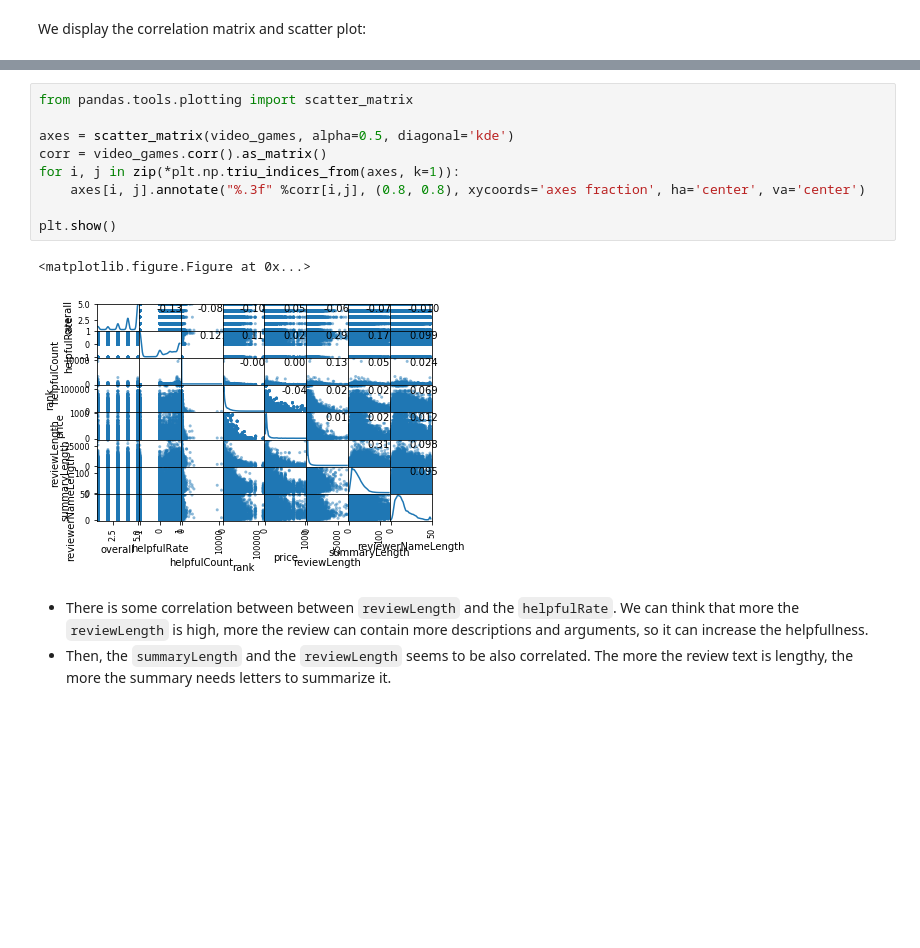
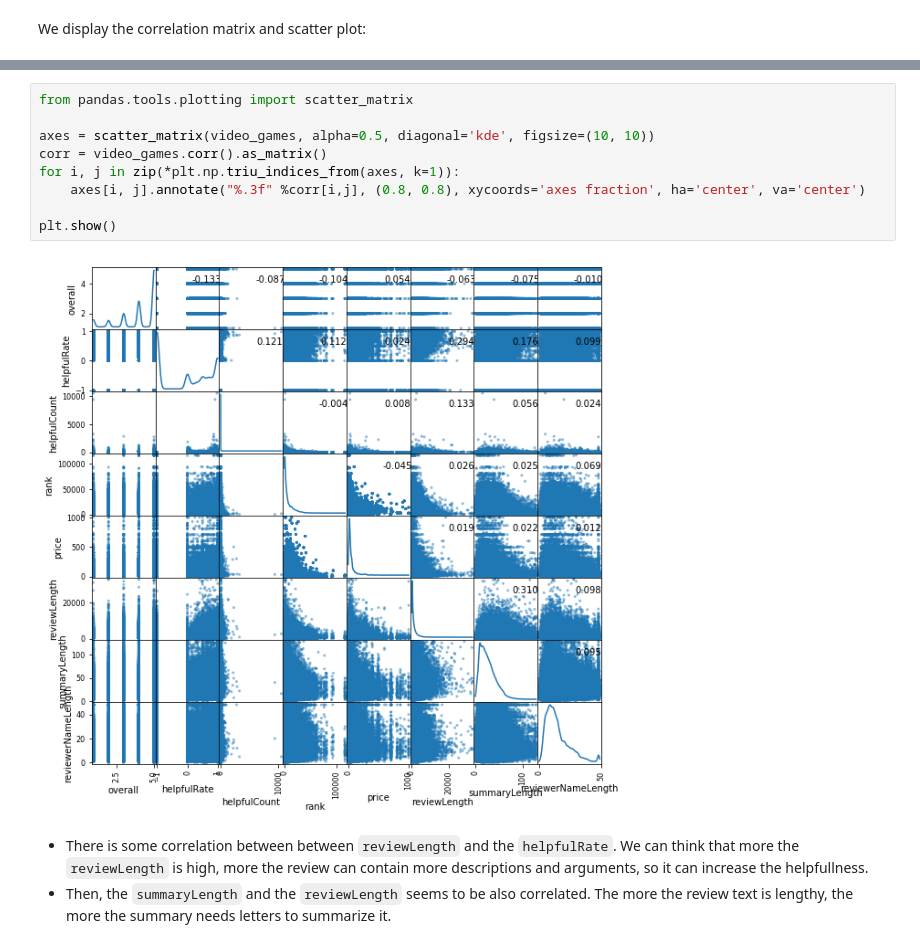
Before and after one commit to adamazon/adamazon-code, a Jupyter notebook: Project.ipynb, the cells around one changed output, grey strips where cells are left out. Drawn from its saved outputs; the diff is of its cells as text; blank space fills up the shorter version.

Commit message:
Corr plot figsize

```diff
--- a/Project.ipynb
+++ b/Project.ipynb
@@ -434,15 +434,14 @@ video_games.corr()
 # %%
 from pandas.tools.plotting import scatter_matrix
 
-axes = scatter_matrix(video_games, alpha=0.5, diagonal='kde')
+axes = scatter_matrix(video_games, alpha=0.5, diagonal='kde', figsize=(10, 10))
 corr = video_games.corr().as_matrix()
 for i, j in zip(*plt.np.triu_indices_from(axes, k=1)):
     axes[i, j].annotate("%.3f" %corr[i,j], (0.8, 0.8), xycoords='axes fraction', ha='center', va='center')
 
 plt.show()
 # %% [output]
-<matplotlib.figure.Figure at 0x...>
-[figure, old version]
+[figure, new version]
 # %% [markdown]
 - There is some correlation between between `reviewLength` and the `helpfulRate`. We can think that more the `reviewLength` is high, more the review can contain more descriptions and arguments, so it can increase the helpfullness.
 - Then, the `summaryLength` and the `reviewLength` seems to be also correlated. The more the review text is lengthy, the more the summary needs letters to summarize it.
```
